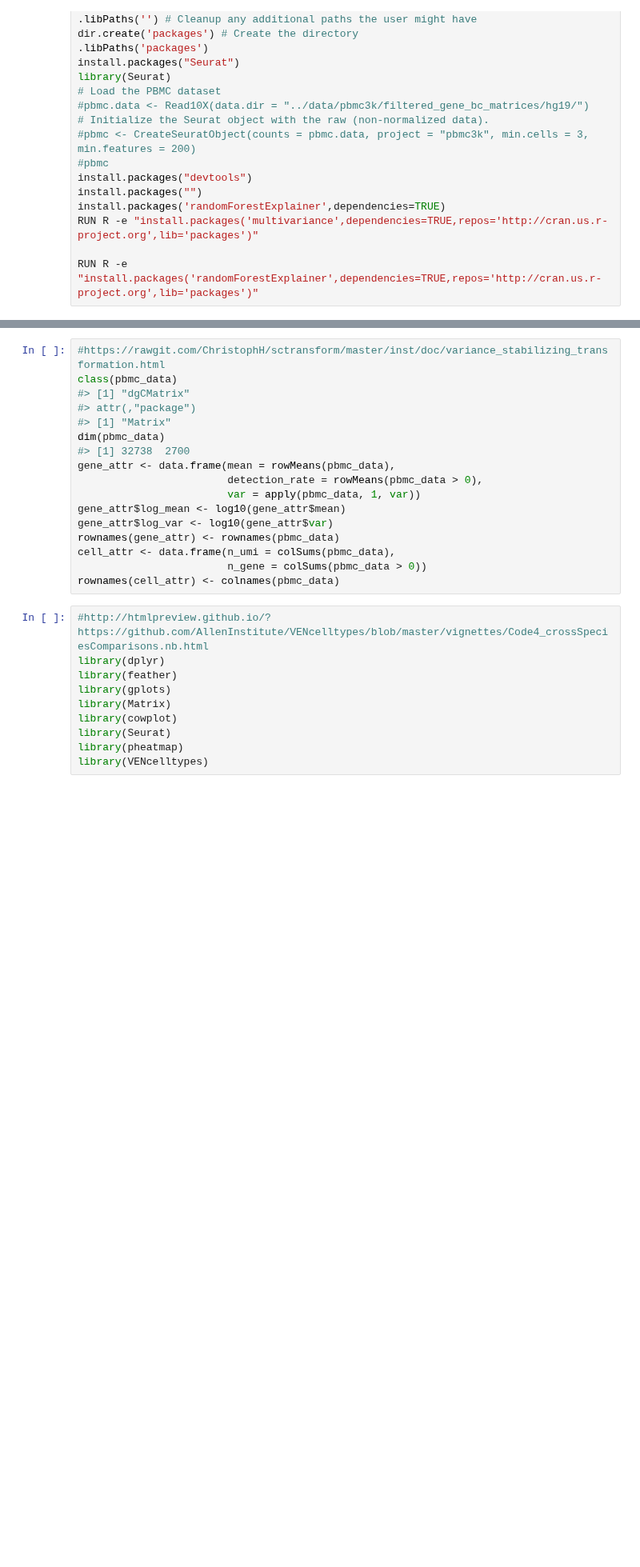
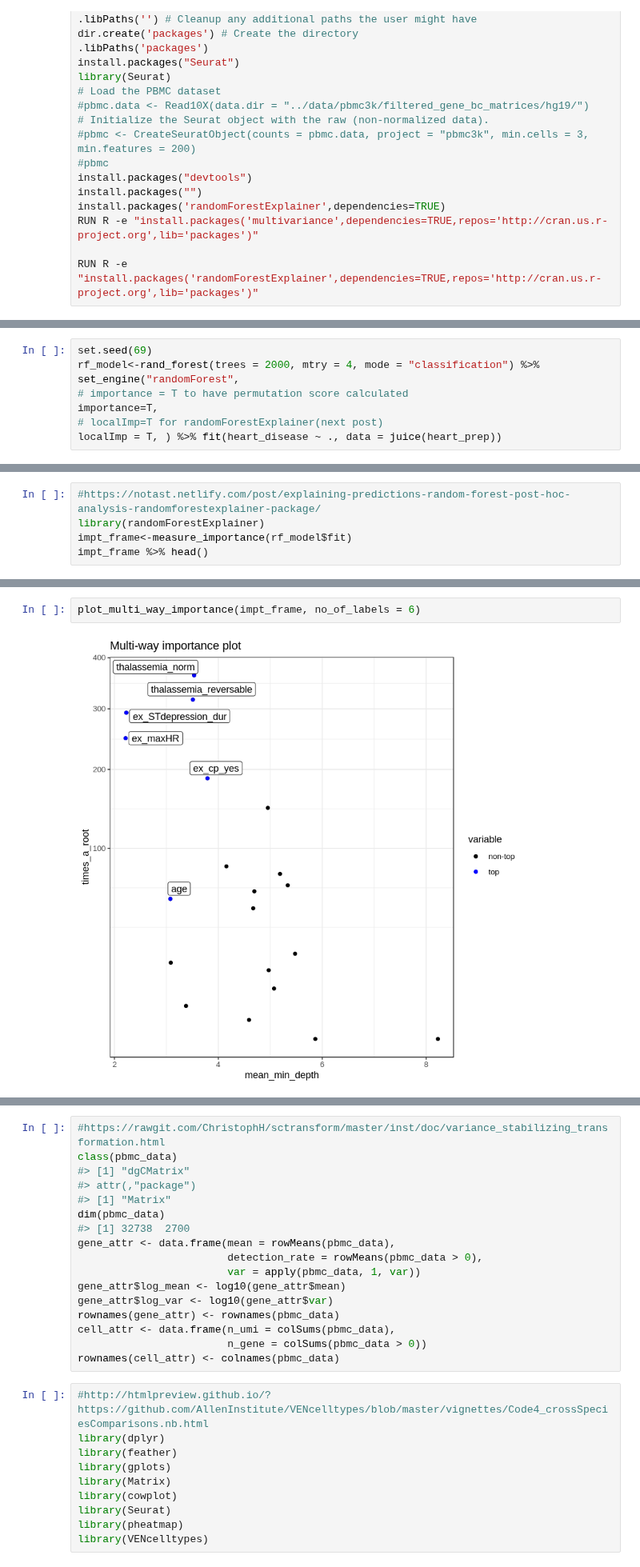
Before and after one commit to animesh/notebooks, a Jupyter notebook: scRatch.ipynb, the cells around one changed output, grey strips where cells are left out. Shown at 80% size. Cells and saved outputs as stored; diff of their text form; blank space fills up the shorter version.

Commit message:
docker update with chemical library, test various RF plots, yaml file for github hooks for docker

```diff
--- a/scRatch.ipynb
+++ b/scRatch.ipynb
@@ -48,0 +114,7 @@ ERROR: Error: package or namespace load failed for ‘tidyverse’ in loadNamesp
+# %%
+set.seed(69)
+rf_model<-rand_forest(trees = 2000, mtry = 4, mode = "classification") %>% set_engine("randomForest",
+# importance = T to have permutation score calculated
+importance=T,
+# localImp=T for randomForestExplainer(next post)
+localImp = T, ) %>% fit(heart_disease ~ ., data = juice(heart_prep))
@@ -48,0 +185,5 @@ ERROR: Error: package or namespace load failed for ‘tidyverse’ in loadNamesp
+# %%
+#https://notast.netlify.com/post/explaining-predictions-random-forest-post-hoc-analysis-randomforestexplainer-package/
+library(randomForestExplainer)
+impt_frame<-measure_importance(rf_model$fit)
+impt_frame %>% head()
@@ -48,0 +203,4 @@ ERROR: Error: package or namespace load failed for ‘tidyverse’ in loadNamesp
+# %%
+plot_multi_way_importance(impt_frame, no_of_labels = 6)
+# %% [output]
+[figure, added]
```
Also changed, not shown: parts of 20 cells of this notebook, 2 other files.
